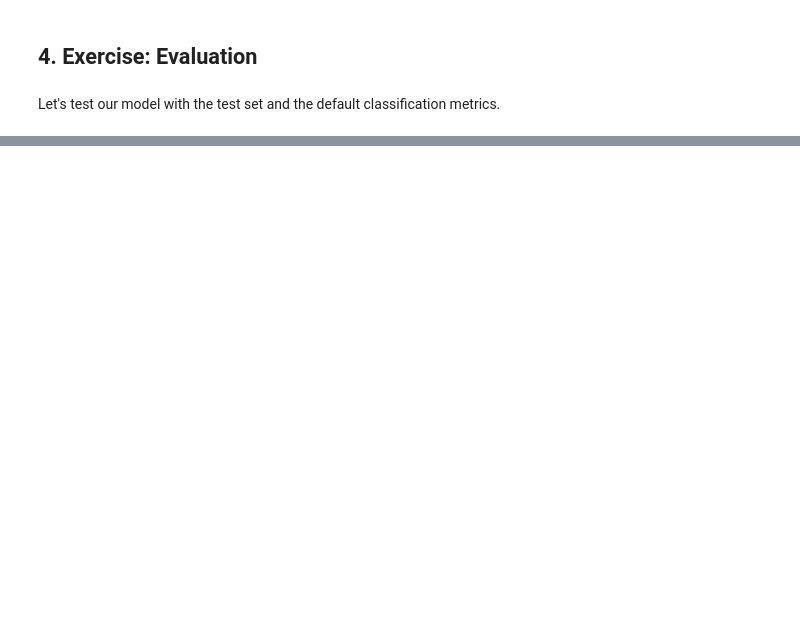
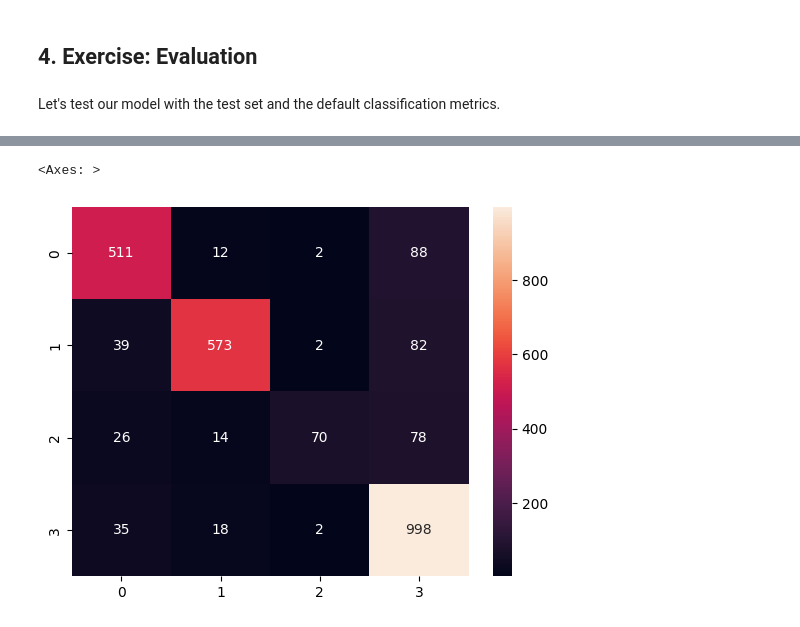
Before and after one commit to wolffg7/Sentiment_Prediction, a Jupyter notebook: 11_Huggingface_Text_Classification_assessment.ipynb, the cells around one changed output, grey strips where cells are left out. Saved outputs shown, nothing was run; the diff lists cells and outputs as text; code cells hidden in the pictures; blank space fills up the shorter version.

```diff
--- a/11_Huggingface_Text_Classification_assessment.ipynb
+++ b/11_Huggingface_Text_Classification_assessment.ipynb
@@ -56,9 +56,9 @@ t_split_4  = <TODO>
 # %%
-X_train = book1_sents[:t_split_1] + book2_sents[:t_split_2] + <TODO...>
-Y_train = np.concatenate((np.zeros((t_split_1)), np.ones((t_split_2), <TODO...> )))
+X_train = book1_sents[:t_split_1] + book2_sents[:t_split_2] + book3_sents[:t_split_3] + book4_sents[:t_split_4]
+Y_train = np.concatenate((np.zeros((t_split_1)), np.ones((t_split_2)), np.ones((t_split_3)) * 2, np.ones((t_split_4)) * 3))
 
-X_test  = book1_sents[t_split_1:] + book2_sents[t_split_2:] + <TODO...>
-Y_test  = np.concatenate((np.zeros((len(book1_sents)-t_split_1)), np.ones((len(book2_sents)-t_split_2), <TODO...)))
+X_test = book1_sents[t_split_1:] + book2_sents[t_split_2:] + book3_sents[t_split_3:] + book4_sents[t_split_4:]
+Y_test  = np.concatenate((np.zeros((len(book1_sents)-t_split_1)), np.ones((len(book2_sents)-t_split_2)), np.ones((len(book3_sents)-t_split_3)) * 2, np.ones((len(book4_sents)-t_split_4)) * 3))
 # %% [markdown]
 # 2. Exercise: Data preparation
 
@@ -66,13 +66,13 @@ We are using [DisitlBERT](https://huggingface.co/transformers/model_doc/distilbe
 
 We trim or pad the processed sentences to MAX_LEN (due to `truncation=True` and `padding=True` parameters) - this is an easy solution to handle inputs with different lengths.
 # %%
-MODEL_NAME = <TODO>
-MAX_LEN = <TODO>
+MODEL_NAME = "distilbert-base-uncased"
+MAX_LEN = 128
 
 sample = X_train[100]
 
-tokenizer = <TODO>.from_pretrained(MODEL_NAME)
-inputs = tokenizer(<TODO>)
+tokenizer = DistilBertTokenizer.from_pretrained(MODEL_NAME)
+inputs = tokenizer(sample)
 
 print(f'sentence: \'{sample}\'')
 print(f'input ids: {inputs["input_ids"]}')
@@ -124,0 +122,10 @@ model.fit(<TODO>)
+# %%
+N_EPOCHS = 2
+
+model = TFDistilBertForSequenceClassification.from_pretrained(MODEL_NAME, num_labels=4)
+optimizer = optimizers.Adam(learning_rate=5e-5)
+loss = losses.SparseCategoricalCrossentropy(from_logits=True)
+
+model.compile(optimizer=optimizer, loss=loss, metrics=['accuracy'])
+
+model.fit(tfdataset_train, epochs=N_EPOCHS, validation_data=tfdataset_test)
@@ -131,3 +152,3 @@ print(model.evaluate(<TODO>))
 # %%
-preds = model.predict(<TODO>)
-preds_classes = np.argmax(<TODO>)
+preds = model.predict(tfdataset_test)
+preds_classes = np.argmax(preds[0], axis=-1)
@@ -136,3 +170,6 @@ print(classification_report(<TODO>))
 # %%
-conf=confusion_matrix(<TODO>)
+conf=confusion_matrix(Y_test, preds_classes)
 sns.heatmap(conf, annot=True, fmt='d')
+# %% [output]
+<Axes: >
+[figure, added]
```
Also changed, not shown: parts of 9 cells of this notebook.
